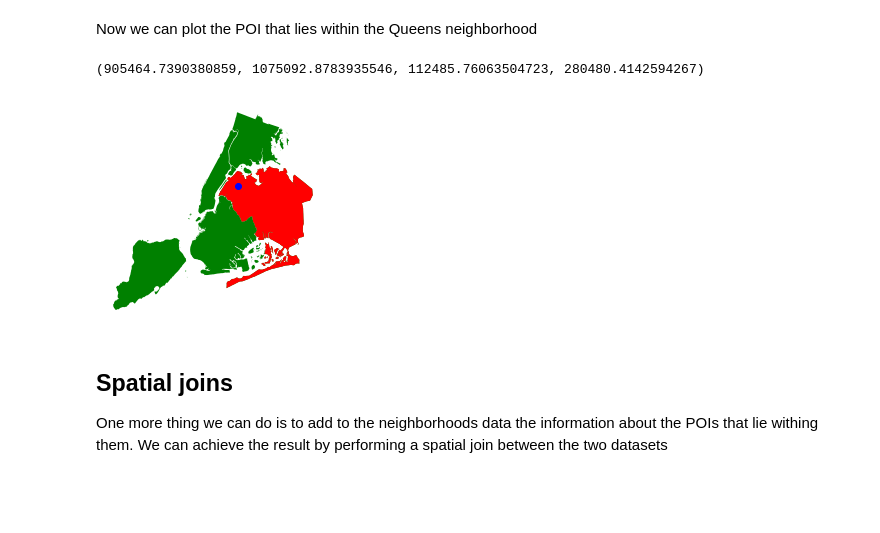
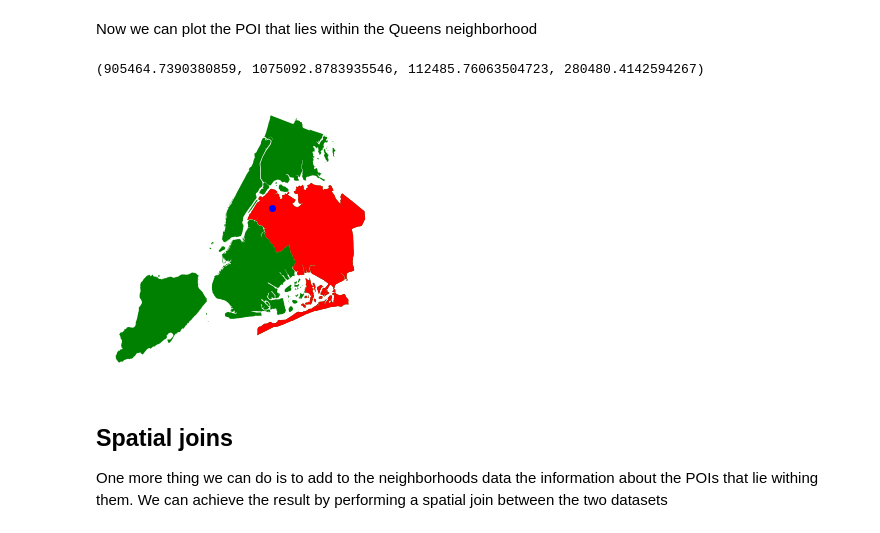
Before and after one commit to luigiselmi/geoscience, a Jupyter notebook: spatial_relationships.ipynb, the cells around one changed output. Saved outputs shown, nothing was run; the diff lists cells and outputs as text; code cells hidden in the pictures; blank space fills up the shorter version.

```diff
--- a/spatial_relationships.ipynb
+++ b/spatial_relationships.ipynb
@@ -115,14 +115,14 @@ poi_in_queens
 # %% [markdown]
 Now we can plot the POI that lies within the Queens neighborhood
 # %%
-fig, ax = plt.subplots()
+fig, ax = plt.subplots(1, figsize=(10, 5))
 neighborhoods_df.plot(ax=ax, facecolor='green')
 queens.plot(ax=ax, color='red')
 poi_in_queens.plot(ax=ax, color='blue');
 ax.axis('off')
 # %% [output]
 (905464.7390380859, 1075092.8783935546, 112485.76063504723, 280480.4142594267)
-[figure, old version]
+[figure, new version]
 # %% [markdown]
 ## Spatial joins
 One more thing we can do is to add to the neighborhoods data the information about the POIs that lie withing them. We can achieve the result by performing a spatial join between the two datasets
```
Also changed, not shown: parts of 4 cells of this notebook, 1 other file.
